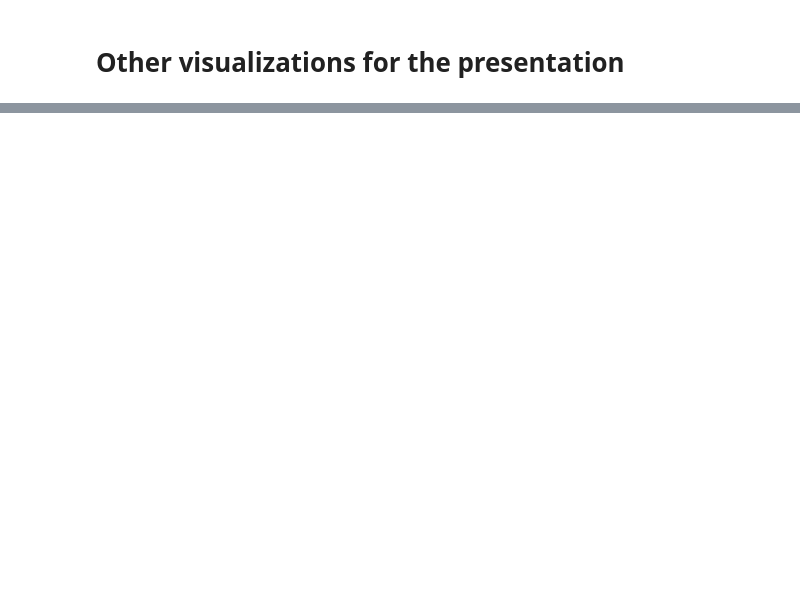
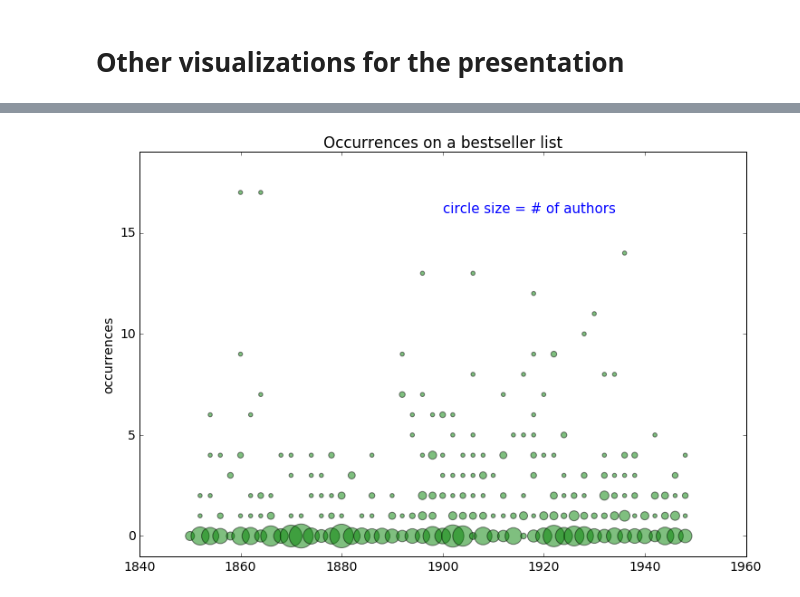
Before and after one commit to tedunderwood/bayes-bestsellers, a Jupyter notebook: other_visualizations.ipynb, the cells around one changed output, grey strips where cells are left out. Drawn from its saved outputs; the diff is of its cells as text; code cells hidden in the pictures; blank space fills up the shorter version.

```diff
--- a/other_visualizations.ipynb
+++ b/other_visualizations.ipynb
@@ -217,0 +245,34 @@ plt.show()
+# %%
+def get_binned_grid(authordata, yvariable):
+    ''' This creates a dataframe that can be used to produce
+    a scatterplot where circle size
+    is proportional to the number of authors located in a
+    particular "cell" of the grid.
+    '''
+    lv = []
+    ls = []
+    binsize = []
+    for i in np.arange(1850, 1950, 2):
+        for j in np.arange(0, 20):
+            thisbin = authordata[(authordata.midcareer >= i - 1) & (authordata.midcareer < i + 1) & (authordata[yvariable] >= j - 0.45) & (authordata[yvariable] < j + 0.45)]
+            if len(thisbin) > 0:
+                lv.append(i)
+                ls.append(j)
+                binsize.append(len(thisbin))
+
+    dfdict = {'date': lv, 'log-scaled sales evidence': ls, 'binsize': binsize}
+    df = pd.DataFrame(dfdict)
+    return df
+
+df = get_binned_grid(authordata, 'salesevidence')
+
+ax = df.plot.scatter(x = 'date', y = 'log-scaled sales evidence', s = df.binsize * 20, color = 'green',
+                alpha = 0.5, figsize = (12,8), title = 'Occurrences on a bestseller list')
+ax.set_xlabel('')
+ax.set_ylabel('occurrences')
+ax.text(1900,16, 'circle size = # of authors', fontsize = 15, color = 'blue')
+ax.set_ylim((-1, 19))
+plt.savefig('rawoccurrences.png', bbox_inches = 'tight')
+plt.show()
+# %% [output]
+[figure, added]
```
Also changed, not shown: parts of 13 cells of this notebook.
